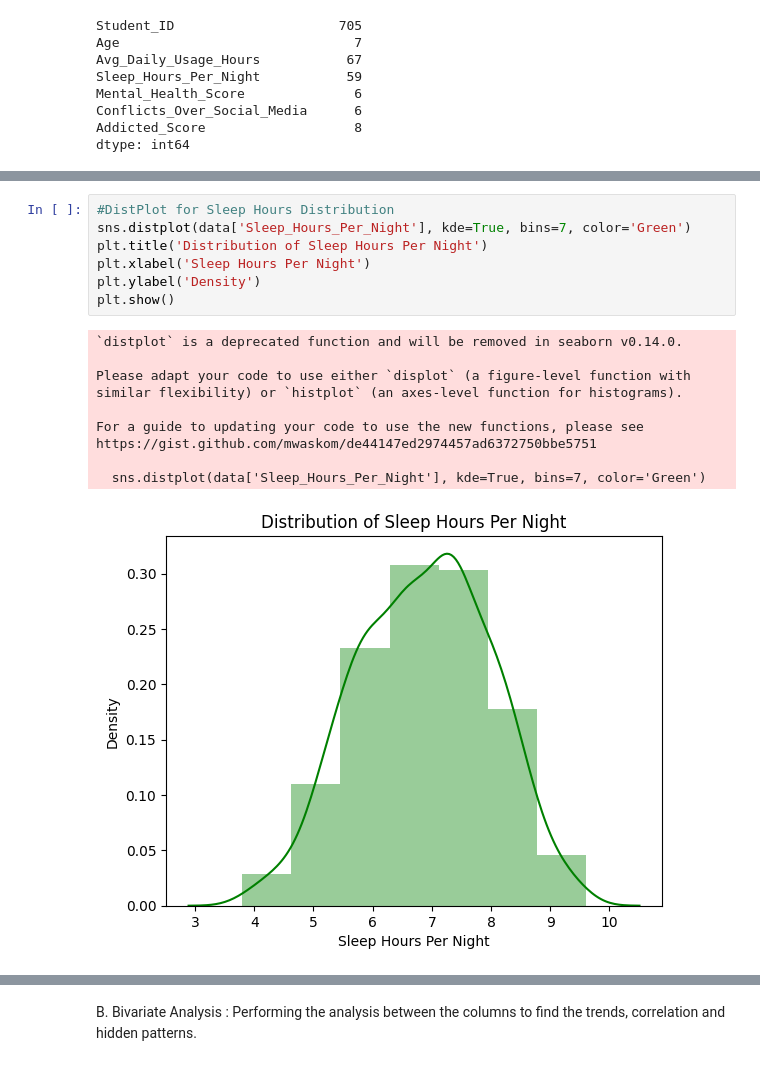
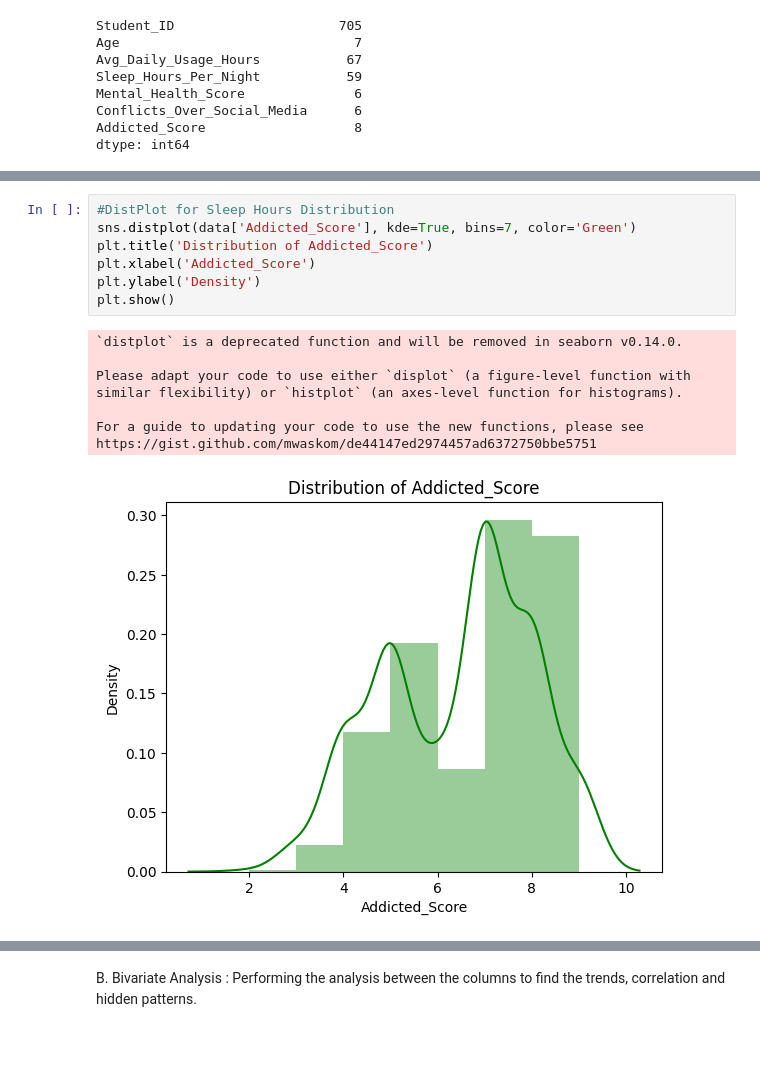
Before and after one commit to Harsh-1598/Students-Social-Media-Addiction, a Jupyter notebook: main.ipynb, the cells around one changed output, grey strips where cells are left out. Cells and saved outputs as stored; diff of their text form.

```diff
--- a/main.ipynb
+++ b/main.ipynb
@@ -175,21 +173,19 @@ plt.show()
 # %%
 #DistPlot for Sleep Hours Distribution
-sns.distplot(data['Sleep_Hours_Per_Night'], kde=True, bins=7, color='Green')
-plt.title('Distribution of Sleep Hours Per Night')
-plt.xlabel('Sleep Hours Per Night')
+sns.distplot(data['Addicted_Score'], kde=True, bins=7, color='Green')
+plt.title('Distribution of Addicted_Score')
+plt.xlabel('Addicted_Score')
 plt.ylabel('Density')
 plt.show()
 # %% [output]
 `distplot` is a deprecated function and will be removed in seaborn v0.14.0.
 
 Please adapt your code to use either `displot` (a figure-level function with
 similar flexibility) or `histplot` (an axes-level function for histograms).
 
 For a guide to updating your code to use the new functions, please see
 https://gist.github.com/mwaskom/de44147ed2974457ad6372750bbe5751
-
-  sns.distplot(data['Sleep_Hours_Per_Night'], kde=True, bins=7, color='Green')
-[figure, old version]
+[figure, new version]
 # %%
 #Boxplot for Avg Daily Usage Hours
 fig= plt.figure(figsize=(13,10))
```
Also changed, not shown: parts of 8 cells of this notebook, 1 other file.
